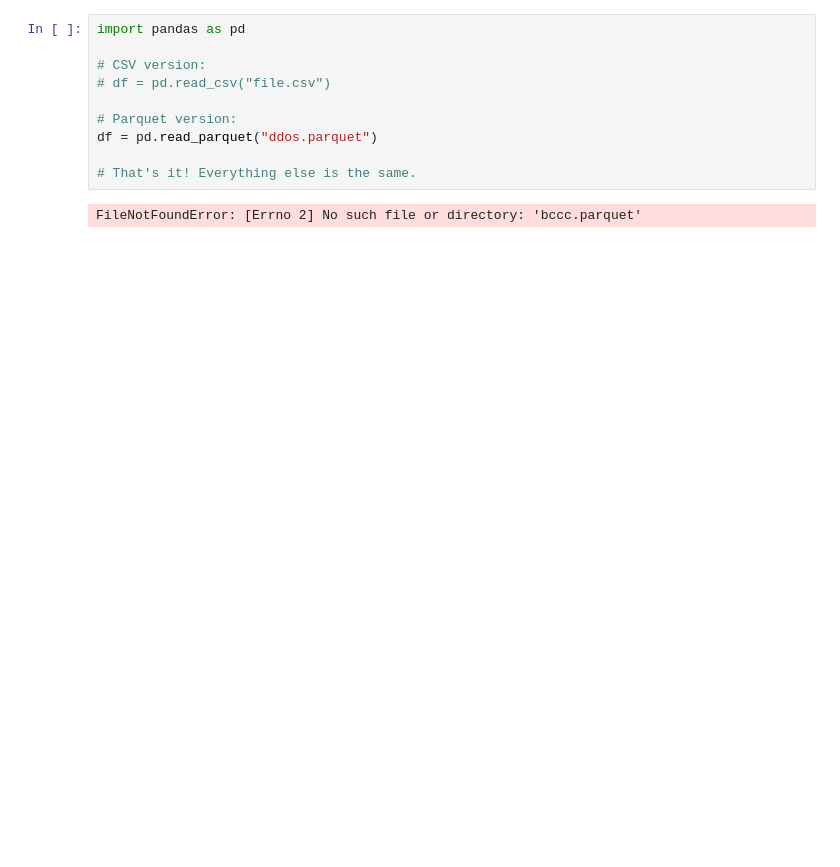
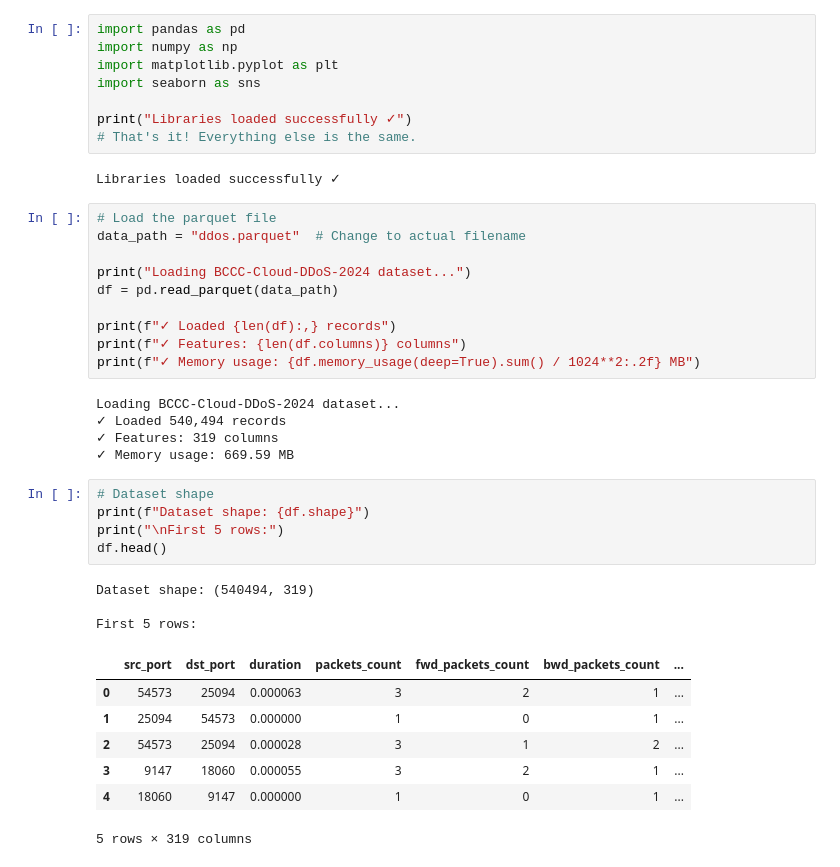
Before and after one commit to loki52501/IDS_gemini, a Jupyter notebook: ids.ipynb, the cells around one changed output. Cells and saved outputs as stored; diff of their text form; blank space fills up the shorter version.

```diff
--- a/ids.ipynb
+++ b/ids.ipynb
@@ -1,12 +1,41 @@
 # %%
 import pandas as pd
+import numpy as np
+import matplotlib.pyplot as plt
+import seaborn as sns
 
-# CSV version:
-# df = pd.read_csv("file.csv")
-
-# Parquet version:
-df = pd.read_parquet("ddos.parquet")
-
+print("Libraries loaded successfully ✓")
 # That's it! Everything else is the same.
 # %% [output]
-FileNotFoundError: [Errno 2] No such file or directory: 'bccc.parquet'
+Libraries loaded successfully ✓
+# %%
+# Load the parquet file
+data_path = "ddos.parquet"  # Change to actual filename
+
+print("Loading BCCC-Cloud-DDoS-2024 dataset...")
+df = pd.read_parquet(data_path)
+
+print(f"✓ Loaded {len(df):,} records")
+print(f"✓ Features: {len(df.columns)} columns")
+print(f"✓ Memory usage: {df.memory_usage(deep=True).sum() / 1024**2:.2f} MB")
+# %% [output]
+Loading BCCC-Cloud-DDoS-2024 dataset...
+✓ Loaded 540,494 records
+✓ Features: 319 columns
+✓ Memory usage: 669.59 MB
+# %%
+# Dataset shape
+print(f"Dataset shape: {df.shape}")
+print("\nFirst 5 rows:")
+df.head()
+# %% [output]
+Dataset shape: (540494, 319)
+
+First 5 rows:
+|  | src_port | dst_port | duration | packets_count | fwd_packets_count | bwd_packets_count | ... |
+| 0 | 54573 | 25094 | 0.000063 | 3 | 2 | 1 | ... |
+| 1 | 25094 | 54573 | 0.000000 | 1 | 0 | 1 | ... |
+| 2 | 54573 | 25094 | 0.000028 | 3 | 1 | 2 | ... |
+| 3 | 9147 | 18060 | 0.000055 | 3 | 2 | 1 | ... |
+| 4 | 18060 | 9147 | 0.000000 | 1 | 0 | 1 | ... |
+5 rows × 319 columns
```
Also changed, not shown: parts of 4 cells of this notebook, 1 other file.
